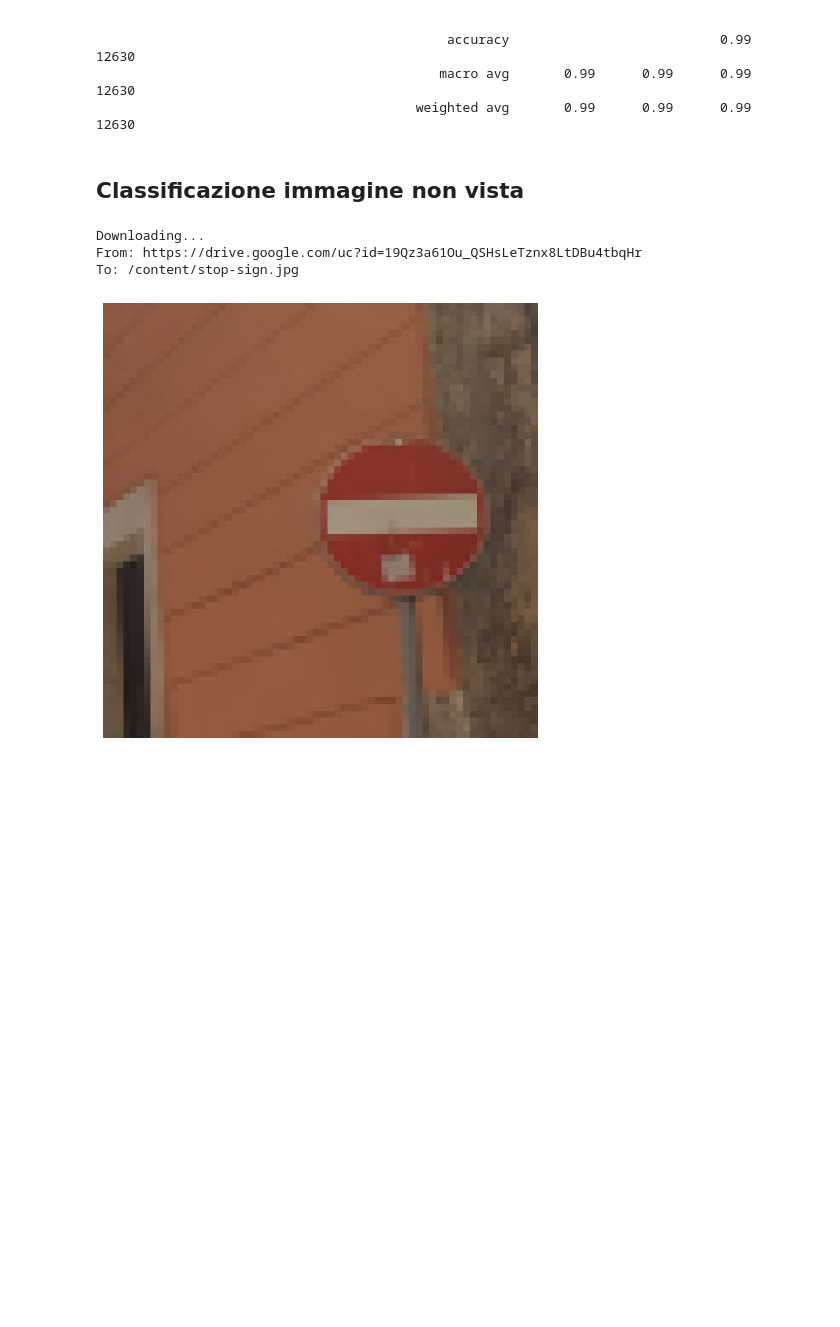
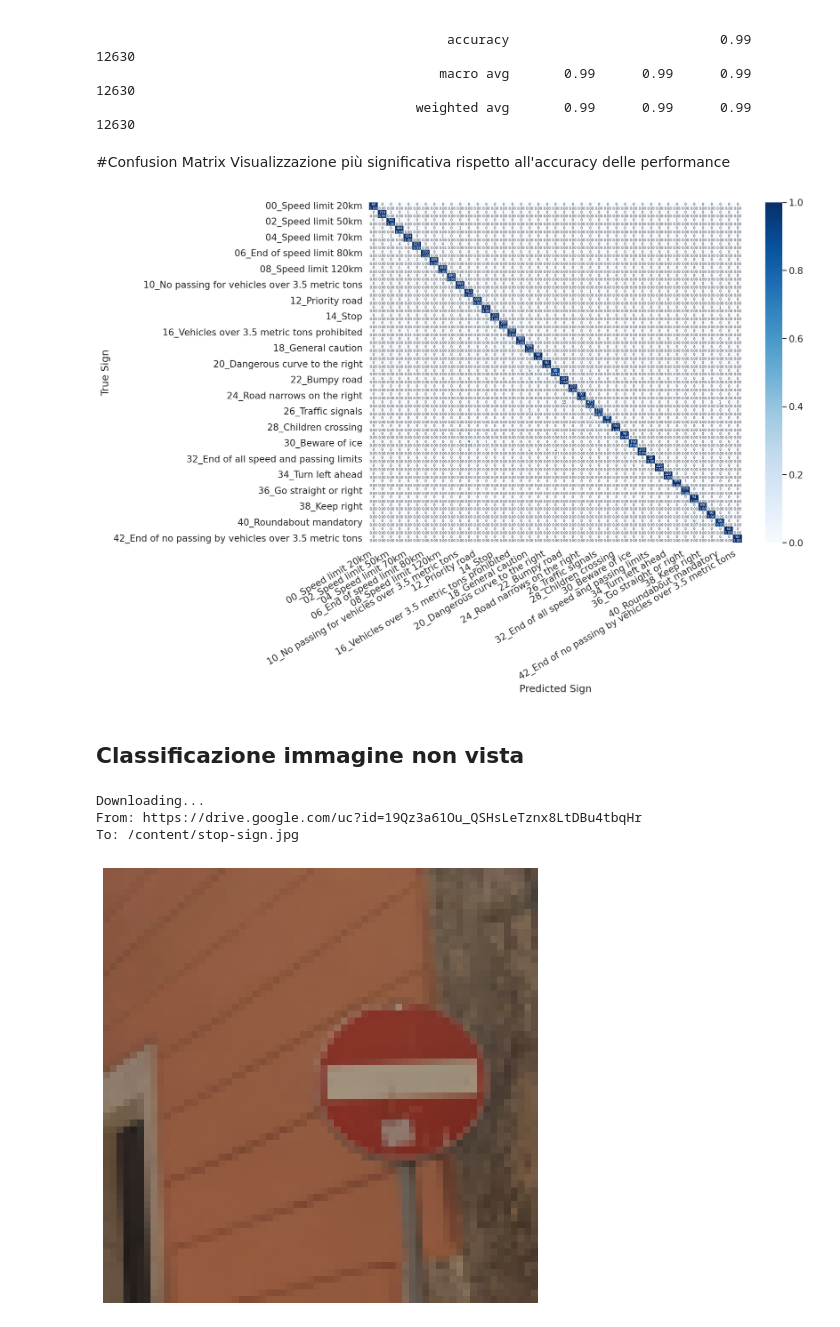
Before and after one commit to DavideEspositoPelella/LAB-IAGI, a Jupyter notebook: Traffic_Sign_Recognition.ipynb, the cells around one changed output. Cells and saved outputs as stored; diff of their text form; code cells hidden in the pictures; blank space fills up the shorter version.

Commit message:
Confusion Matrix più grande

```diff
--- a/Traffic_Sign_Recognition.ipynb
+++ b/Traffic_Sign_Recognition.ipynb
@@ -992,6 +899,40 @@ print()
                                              accuracy                           0.99     12630
                                             macro avg       0.99      0.99      0.99     12630
                                          weighted avg       0.99      0.99      0.99     12630
+# %% [markdown]
+#Confusion Matrix
+Visualizzazione più significativa rispetto all'accuracy delle performance
+# %%
+def show_confusion_matrix(confusion_matrix, class_names):
+
+  cm = confusion_matrix.copy()
+
+  cell_counts = cm.flatten()
+
+  cm_row_norm = cm / cm.sum(axis=1)[:, np.newaxis]
+
+  row_percentages = ["{0:.2f}".format(value) for value in cm_row_norm.flatten()]
+
+  cell_labels = [f"{cnt}\n{per}" for cnt, per in zip(cell_counts, row_percentages)]
+  cell_labels = np.asarray(cell_labels).reshape(cm.shape[0], cm.shape[1])
+
+  df_cm = pd.DataFrame(cm_row_norm, index=class_names, columns=class_names)
+
+  #plt.figure(figsize = (10,7))
+  #plt.figure(figsize=(60, 40), dpi=90)
+  hmap = sns.heatmap(df_cm, annot=cell_labels, fmt="", cmap="Blues", annot_kws={'fontsize':5})
+  #hmap = sns.heatmap(df_cm, annot=cell_labels, fmt="", cmap="Blues")
+  hmap.yaxis.set_ticklabels(hmap.yaxis.get_ticklabels(), rotation=0, ha='right')
+  hmap.xaxis.set_ticklabels(hmap.xaxis.get_ticklabels(), rotation=30, ha='right')
+  plt.ylabel('True Sign')
+  plt.xlabel('Predicted Sign');
+
+
+cm = confusion_matrix(predictions, ground_truth)
+
+show_confusion_matrix(cm, class_names)
+# %% [output]
+[figure, added]
 # %% [markdown]
 ## Classificazione immagine non vista
 # %%
```
Also changed, not shown: parts of 12 cells of this notebook, 1 other file.
